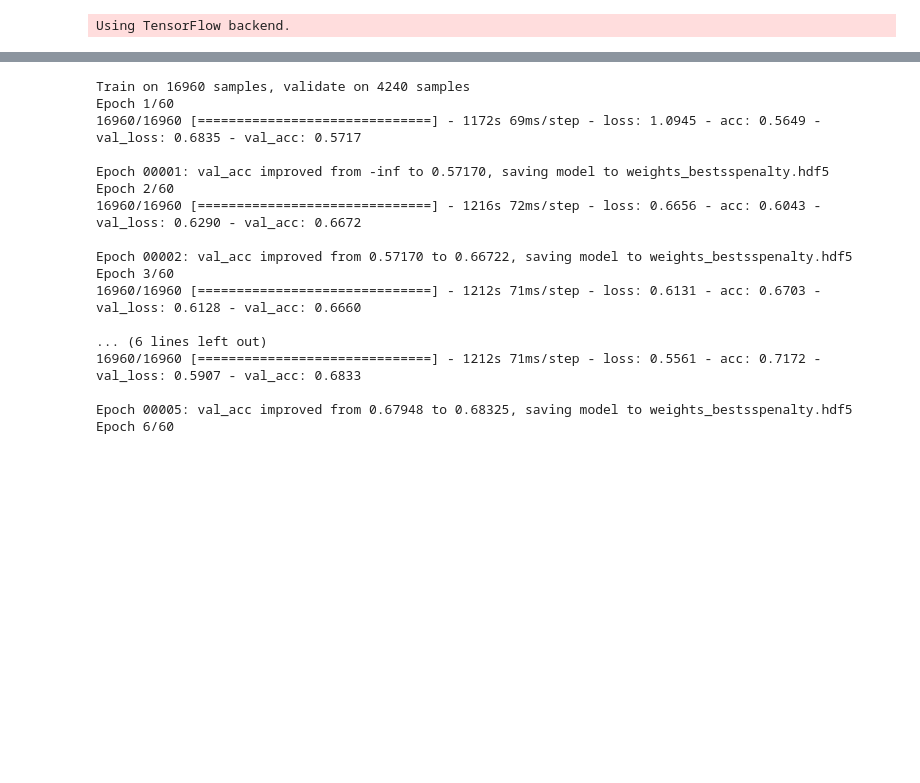
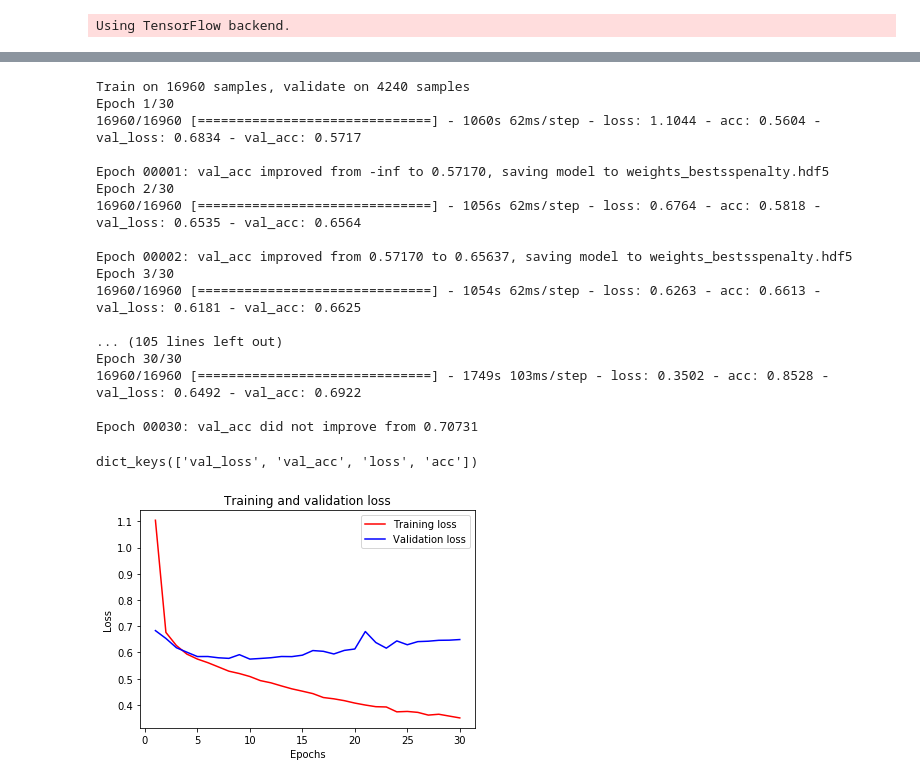
Before and after one commit to gabriel-hurtado/From-DNA-to-disease, a Jupyter notebook: 70 conv-L1.ipynb, the cells around one changed output, grey strips where cells are left out. Drawn from its saved outputs; the diff is of its cells as text; code cells hidden in the pictures; blank space fills up the shorter version.

Commit message:
Trying several models

```diff
--- a/70 conv-L1.ipynb
+++ b/70 conv-L1.ipynb
@@ -158,7 +158,7 @@ def ConvNet( width,  trainable=False):
     filter_sizes = [3, 4, 5]
 
     for filter_size in filter_sizes:
-        l_conv = Conv1D(filters=64, kernel_size=filter_size, activation='relu',activity_regularizer=regularizers.l1(0.0000005))(sequence_input)
+        l_conv = Conv1D(filters=64, kernel_size=filter_size, activation='relu',activity_regularizer=regularizers.l1(0.000001))(sequence_input)
         l_pool = MaxPooling1D(pool_size=3)(l_conv)
         convs.append(l_pool)
 
@@ -264,31 +264,33 @@ model.compile(loss='binary_crossentropy', \
 # %%
 history = model.fit(x_train_t, y_train_t2, \
                     validation_data=(x_val, y_val2), \
-                    epochs=60, \
-                    batch_size=8, \
+                    epochs=30, \
+                    batch_size=6, \
                     callbacks=callbacks_list, \
                     verbose=1)
 # %% [output]
 Train on 16960 samples, validate on 4240 samples
-Epoch 1/60
-16960/16960 [==============================] - 1172s 69ms/step - loss: 1.0945 - acc: 0.5649 - val_loss: 0.6835 - val_acc: 0.5717
+Epoch 1/30
+16960/16960 [==============================] - 1060s 62ms/step - loss: 1.1044 - acc: 0.5604 - val_loss: 0.6834 - val_acc: 0.5717
 
 Epoch 00001: val_acc improved from -inf to 0.57170, saving model to weights_bestsspenalty.hdf5
-Epoch 2/60
-16960/16960 [==============================] - 1216s 72ms/step - loss: 0.6656 - acc: 0.6043 - val_loss: 0.6290 - val_acc: 0.6672
+Epoch 2/30
+16960/16960 [==============================] - 1056s 62ms/step - loss: 0.6764 - acc: 0.5818 - val_loss: 0.6535 - val_acc: 0.6564
 
-Epoch 00002: val_acc improved from 0.57170 to 0.66722, saving model to weights_bestsspenalty.hdf5
-Epoch 3/60
-16960/16960 [==============================] - 1212s 71ms/step - loss: 0.6131 - acc: 0.6703 - val_loss: 0.6128 - val_acc: 0.6660
+Epoch 00002: val_acc improved from 0.57170 to 0.65637, saving model to weights_bestsspenalty.hdf5
+Epoch 3/30
+16960/16960 [==============================] - 1054s 62ms/step - loss: 0.6263 - acc: 0.6613 - val_loss: 0.6181 - val_acc: 0.6625
 
-... (6 lines left out)
-16960/16960 [==============================] - 1212s 71ms/step - loss: 0.5561 - acc: 0.7172 - val_loss: 0.5907 - val_acc: 0.6833
+... (105 lines left out)
+Epoch 30/30
+16960/16960 [==============================] - 1749s 103ms/step - loss: 0.3502 - acc: 0.8528 - val_loss: 0.6492 - val_acc: 0.6922
 
-Epoch 00005: val_acc improved from 0.67948 to 0.68325, saving model to weights_bestsspenalty.hdf5
-Epoch 6/60
+Epoch 00030: val_acc did not improve from 0.70731
 # %%
 history_dict = history.history
 history_dict.keys()
+# %% [output]
+dict_keys(['val_loss', 'val_acc', 'loss', 'acc'])
 # %%
 %matplotlib inline
 
@@ -298,20 +300,22 @@ import matplotlib.pyplot as plt
 # %%
 
 history_dicthistory_  = history.history
 train_loss_values = history_dict['loss']
 val_loss_values = history_dict['val_loss']
 
-num_epochs = 40
+num_epochs = 30
 epochs = range(1, num_epochs + 1)
 
 plt.plot(epochs, train_loss_values, 'r', label="Training loss")
 plt.plot(epochs, val_loss_values, 'b', label="Validation loss")
 plt.title("Training and validation loss")
 plt.xlabel("Epochs")
 plt.ylabel("Loss")
 plt.legend()
 
 plt.show()
+# %% [output]
+[figure, added]
 # %%
 
 history_dicthistory_  = history.history
```
Also changed, not shown: parts of 8 cells of this notebook, 2 other files.
